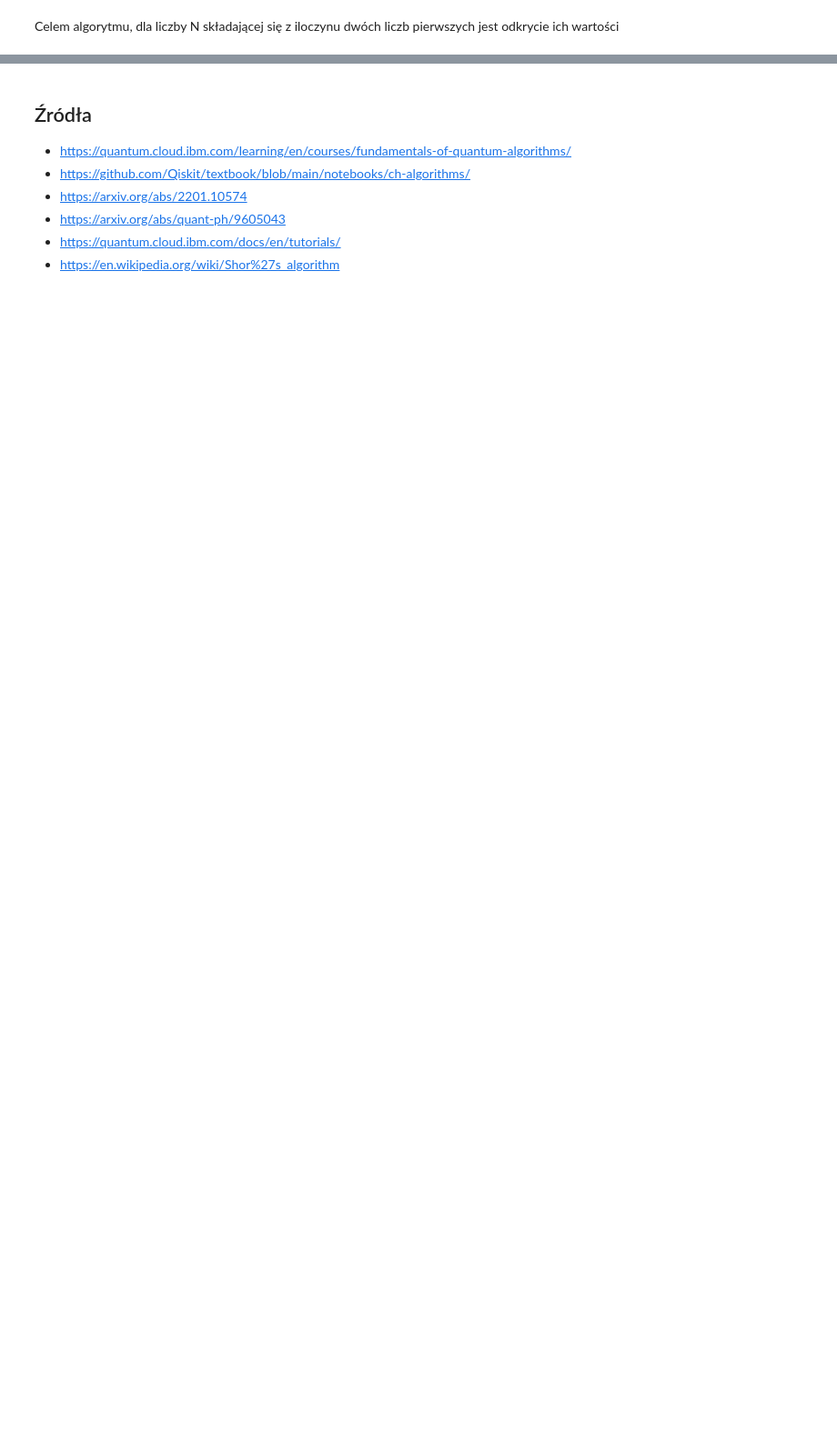
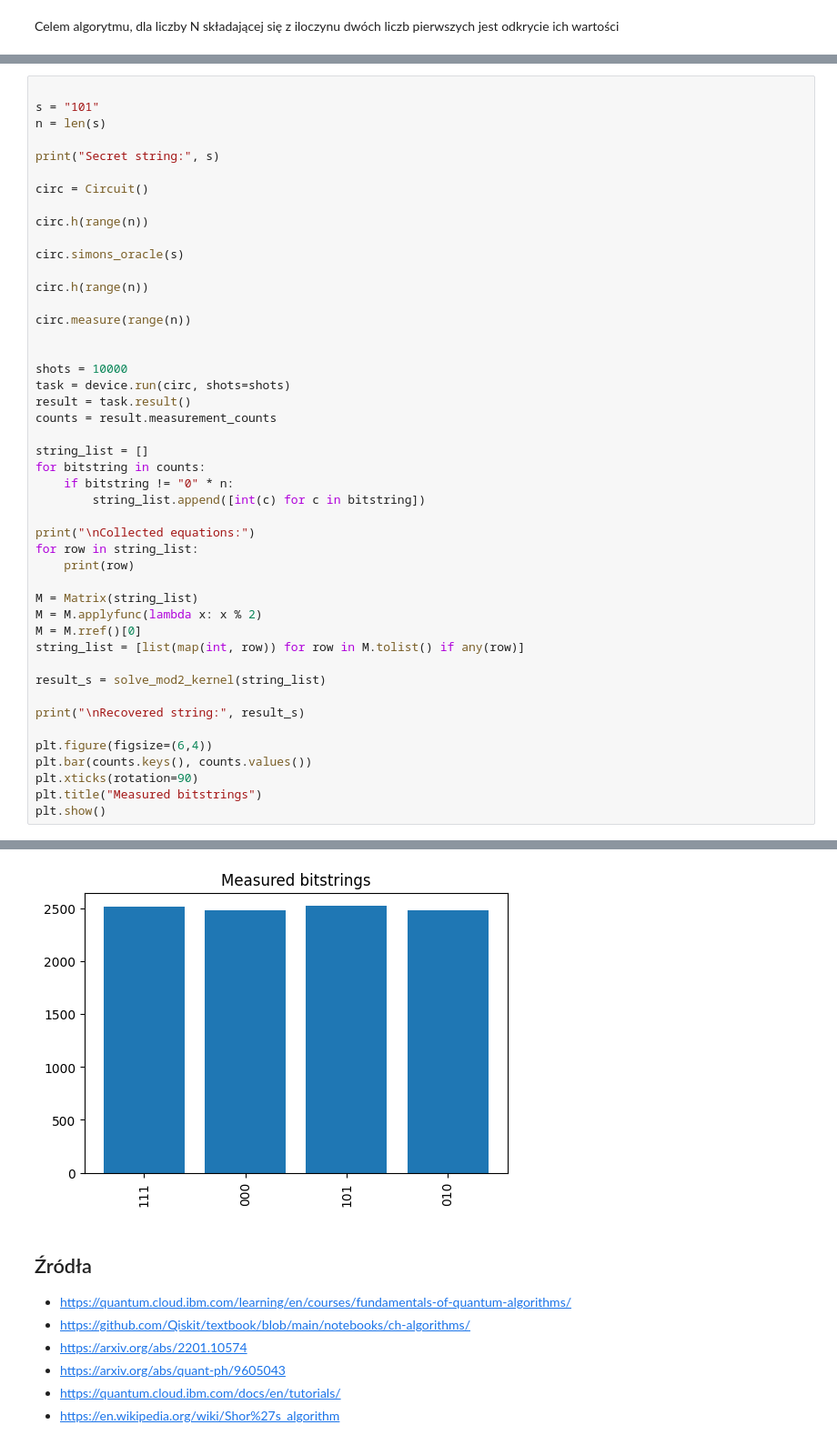
Before and after one commit to kjurczyn/podstawowe-algorytmy-kwantowe-qiskit, a Jupyter notebook: main.ipynb, the cells around one changed output, grey strips where cells are left out. Shown at 91% size. Cells and saved outputs as stored; diff of their text form; blank space fills up the shorter version.

```diff
--- a/main.ipynb
+++ b/main.ipynb
@@ -499,0 +570,47 @@ Rozkład 1007261 = 197 × 5113
+# %%
+
+s = "101"
+n = len(s)
+
+print("Secret string:", s)
+
+circ = Circuit()
+
+circ.h(range(n))
+
+circ.simons_oracle(s)
+
+circ.h(range(n))
+
+circ.measure(range(n))
+
+
+shots = 10000
+task = device.run(circ, shots=shots)
+result = task.result()
+counts = result.measurement_counts
+
+string_list = []
+for bitstring in counts:
+    if bitstring != "0" * n:
+        string_list.append([int(c) for c in bitstring])
+
+print("\nCollected equations:")
+for row in string_list:
+    print(row)
+
+M = Matrix(string_list)
+M = M.applyfunc(lambda x: x % 2)
+M = M.rref()[0]
+string_list = [list(map(int, row)) for row in M.tolist() if any(row)]
+
+result_s = solve_mod2_kernel(string_list)
+
+print("\nRecovered string:", result_s)
+
+plt.figure(figsize=(6,4))
+plt.bar(counts.keys(), counts.values())
+plt.xticks(rotation=90)
+plt.title("Measured bitstrings")
+plt.show()
+# %% [output]
@@ -500,3 +625,4 @@ Rozkład 1007261 = 197 × 5113
+[figure, added]
 # %% [markdown]
 ## Źródła
 - https://quantum.cloud.ibm.com/learning/en/courses/fundamentals-of-quantum-algorithms/
```
Also changed, not shown: parts of 12 cells of this notebook, 3 other files.
